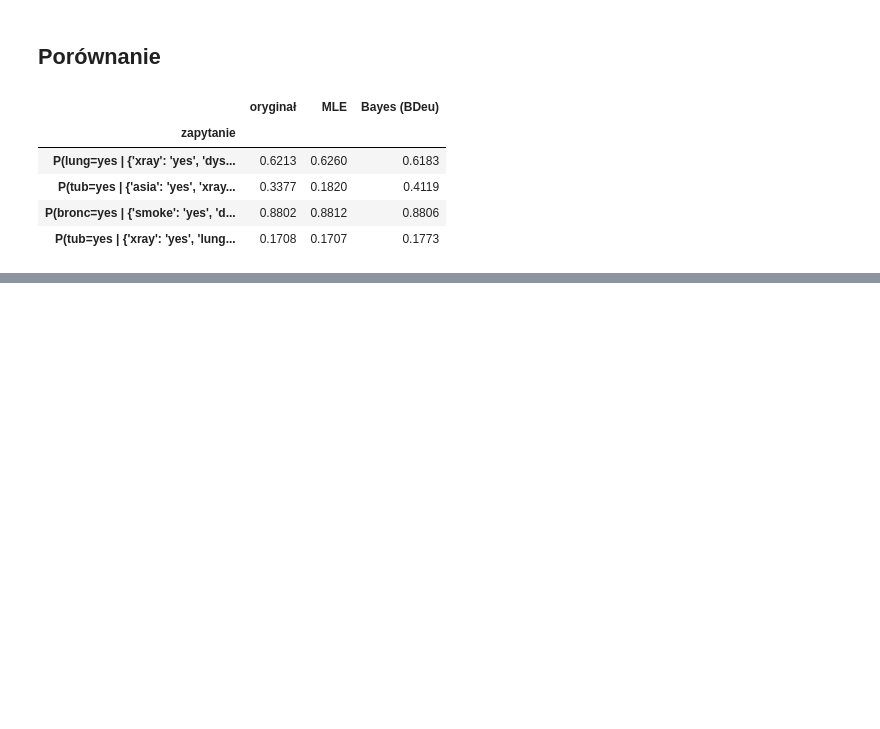
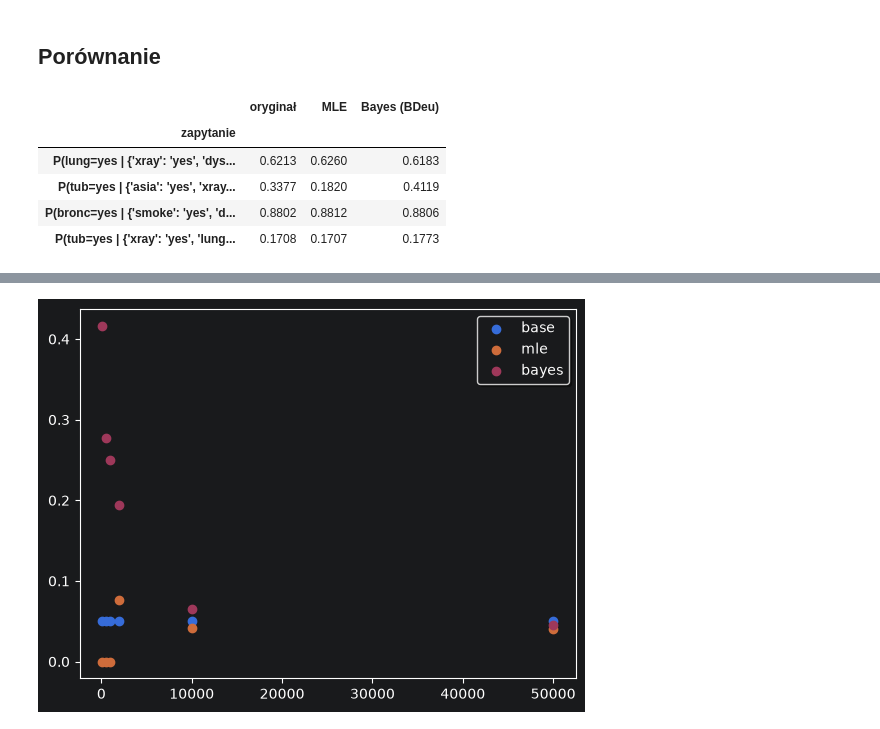
Before and after one commit to xXKeNdAmAmAsTeRXx/IFM_konwoledge_enginnering, a Jupyter notebook: src/ifm_konwoledge_enginnering/labs/3_lab_pgmpy/Lab3_tasks.ipynb, the cells around one changed output, grey strips where cells are left out. Cells and saved outputs as stored; diff of their text form; code cells hidden in the pictures; blank space fills up the shorter version.

Commit message:
add: experiment (task 5) + plot

```diff
--- a/src/ifm_konwoledge_enginnering/labs/3_lab_pgmpy/Lab3_tasks.ipynb
+++ b/src/ifm_konwoledge_enginnering/labs/3_lab_pgmpy/Lab3_tasks.ipynb
@@ -565,0 +713,4 @@ pd.DataFrame(rows).set_index("zapytanie").round(4)
+# %%
+results_df = pd.DataFrame.from_dict(results)
+
+results_df
@@ -565,0 +725,8 @@ pd.DataFrame(rows).set_index("zapytanie").round(4)
+# %%
+plt.scatter(n_samples, results_df["base"], label="base")
+plt.scatter(n_samples, results_df["mle"], label="mle")
+plt.scatter(n_samples, results_df["bayes"], label="bayes")
+plt.legend(shadow=True)
+plt.show()
+# %% [output]
+[figure, added]
```
Also changed, not shown: parts of 4 cells of this notebook.
